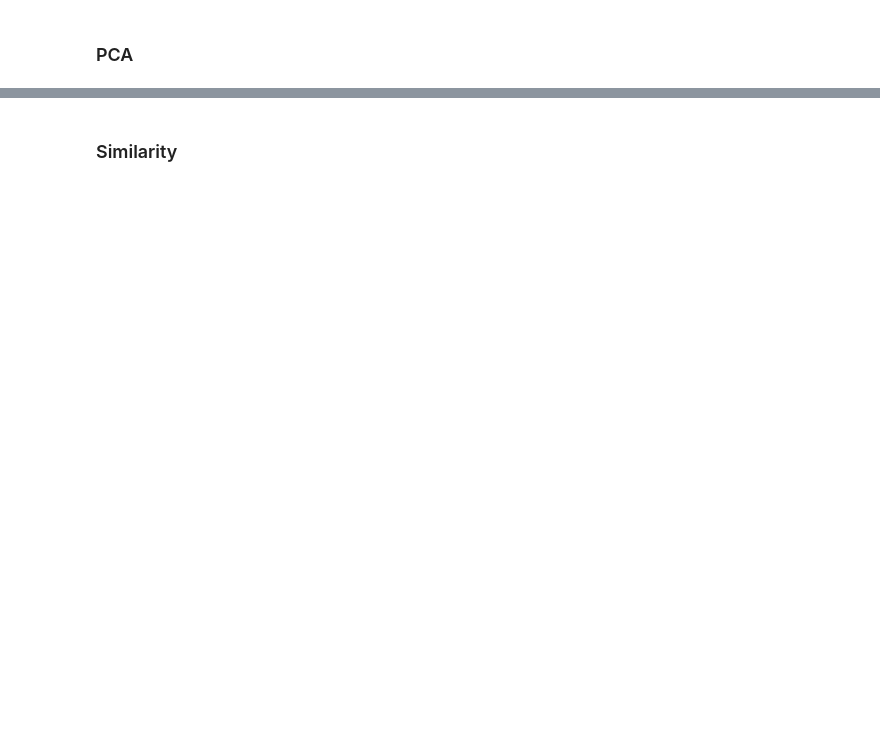
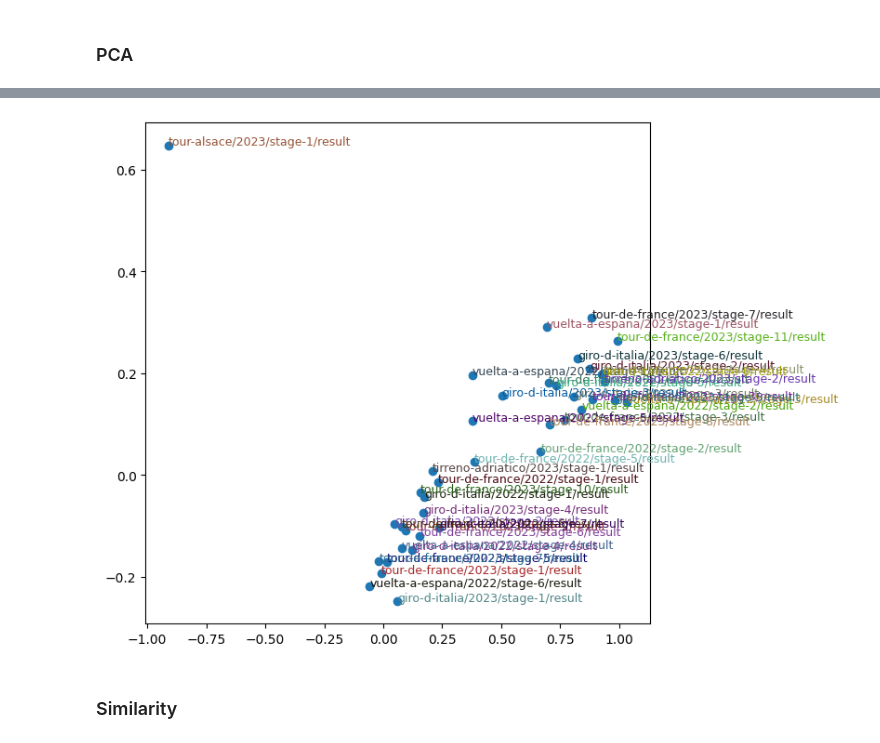
Before and after one commit to sborms/cyclingsimilarity.com, a Jupyter notebook: notebooks/02 - Compute embeddings.ipynb, the cells around one changed output, grey strips where cells are left out. Cells and saved outputs as stored; diff of their text form; code cells hidden in the pictures; blank space fills up the shorter version.

```diff
--- a/notebooks/02 - Compute embeddings.ipynb
+++ b/notebooks/02 - Compute embeddings.ipynb
@@ -48,10 +63,10 @@ df_results.filter(regex="VAN AERT Wout").dropna().head()
 # %%
 df_reweight = df_results.index.to_frame().reset_index(drop=True)
 # %%
-df_reweight["w_year"] = df_reweight["year"].astype(int).apply(get_year_weight)
+df_reweight["w_year"] = df_reweight["year"].astype(int).apply(get_year_weight, curr_year=CURR_YEAR)
 df_reweight["w_class"] = df_reweight["class"].str.partition(".")[2].apply(get_race_class_weight)
 df_reweight["w_stage"] = df_reweight["stage_slug"].str.contains("/stage-").apply(get_stage_weight)
-df_reweight["w_gc"] = ((df_reweight["class"].str.contains("2")) & (df_reweight["stage_slug"].str.endswith("/"))).apply(get_gc_weight)
+df_reweight["w_gc"] = df_reweight["stage_slug"].str.contains("/gc").apply(get_gc_weight)
 df_reweight["w"] = df_reweight["w_year"] * df_reweight["w_class"] * df_reweight["w_stage"] * df_reweight["w_gc"]
 df_reweight.set_index(["year", "stage_slug", "class"], inplace=True)
 # %%
@@ -71,3 +98,3 @@ df_.rider.nunique(), df_.stage.nunique()
 # %%
-dls = CollabDataLoaders.from_df(df_, bs=BS)
+dls = CollabDataLoaders.from_df(df_, bs=64)
 dls.show_batch()
@@ -98,5 +178,7 @@ plot_pca(df, learn, "rider", n_plot=20)
 # %%
-# plot_pca(df, learn, "stage", n_plot=10)
+plot_pca(df, learn, "stage", n_plot=40)
+# %% [output]
+[figure, added]
 # %% [markdown]
 ### Similarity
 # %%
```
Also changed, not shown: parts of 18 cells of this notebook, 12 other files.
